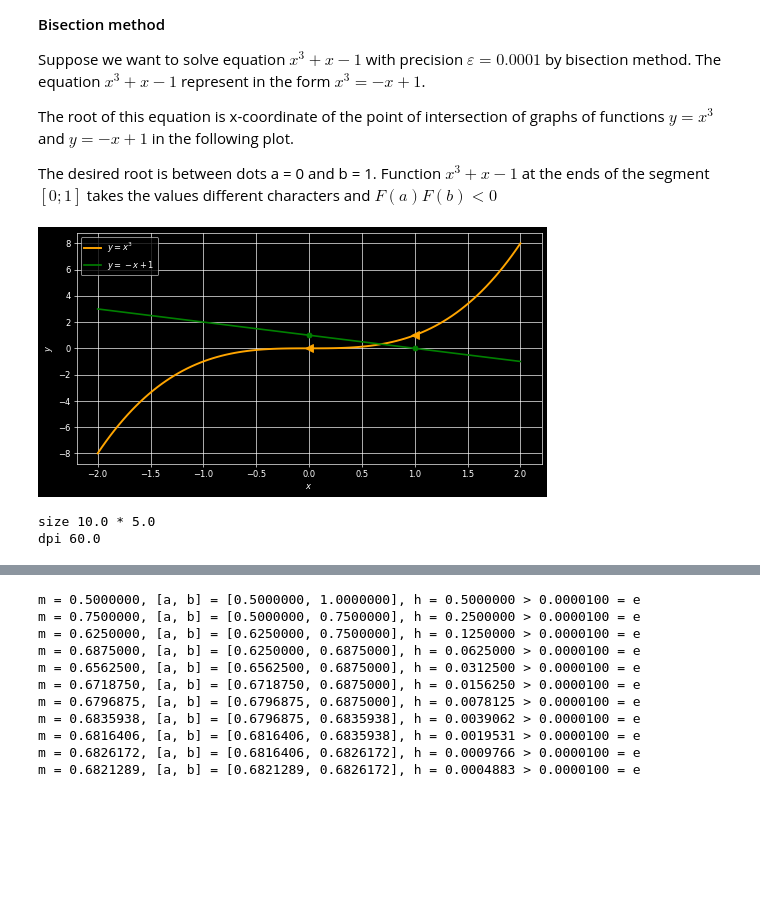
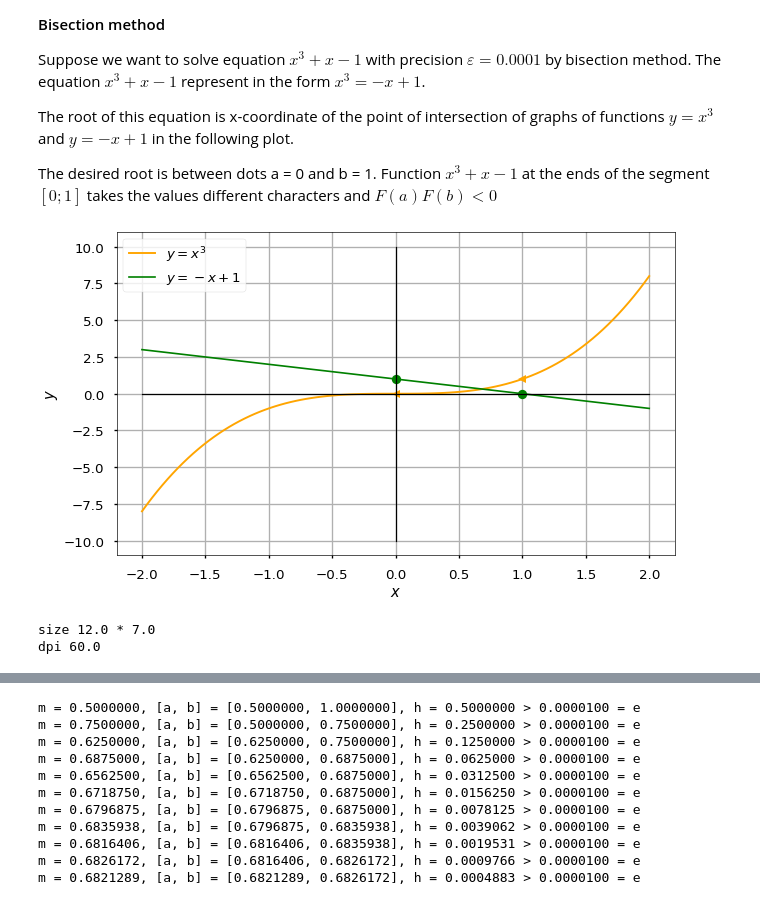
Before and after one commit to dimka-lab/numerical_methods, a Jupyter notebook: examples_numerical_methods.ipynb, the cells around one changed output, grey strips where cells are left out. Saved outputs shown, nothing was run; the diff lists cells and outputs as text; code cells hidden in the pictures; blank space fills up the shorter version.

```diff
--- a/examples_numerical_methods.ipynb
+++ b/examples_numerical_methods.ipynb
@@ -70,36 +71,36 @@ different characters and $F(a)F(b)<0$
 # %%
 # plt.rcParams["figure.figsize"] = (4, 4)
 plt.rcParams["figure.dpi"] = 60
 def bisection_plot(a,b, aa, bb):
-    with plt.style.context("dark_background"):
+    with plt.style.context("seaborn-poster"):
         def func(x):
             return x**3 + x - 1
         axe_x = np.linspace(a, b, 100)
         axe_y = func(axe_x)
         f_3 = lambda x: x**3
         y_3 = f_3(axe_x)
         f_1 = lambda x: -x+1
         y_1 = f_1(axe_x)
-        fig = plt.figure(figsize=(10,5))
+        fig = plt.figure(figsize=(12,7))
         # plt.plot(axe_x, axe_y, label='$y=x^3+x-1$', lw=2, color='blue')
         plt.plot(axe_x, y_3, label='$y=x^3$', lw=2.3, color='orange')
         plt.plot(axe_x, y_1, label='$y=-x+1$', lw=2, color='green')
         plt.plot(1, f_1(1), 'o', color='green')
         plt.plot(0, f_1(0), 'o', color='green')
         plt.plot(1, f_3(1), marker='<', color='orange', ms=9)
         plt.plot(0, f_3(0), marker='<', color='orange', ms=9)
-        # plt.plot([a,b], [0,0], color='black', lw=1.45)
-        # plt.plot([0,0], [aa, bb], color='black', lw=1.45)
+        plt.plot([a,b], [0,0], color='black', lw=1.45)
+        plt.plot([0,0], [aa, bb], color='black', lw=1.45)
         plt.grid()
         plt.legend()
         plt.xlabel('$x$')
         plt.ylabel('$y$')
         plt.show()
         print('size', fig.get_figwidth(), '*', fig.get_figheight())
         print('dpi', fig.get_dpi())
 bisection_plot(-2,2, -10,10)
 # %% [output]
-[figure, old version]
+[figure, new version]
-size 10.0 * 5.0
+size 12.0 * 7.0
 dpi 60.0
 # %% [markdown]
```
Also changed, not shown: parts of 5 cells of this notebook.
